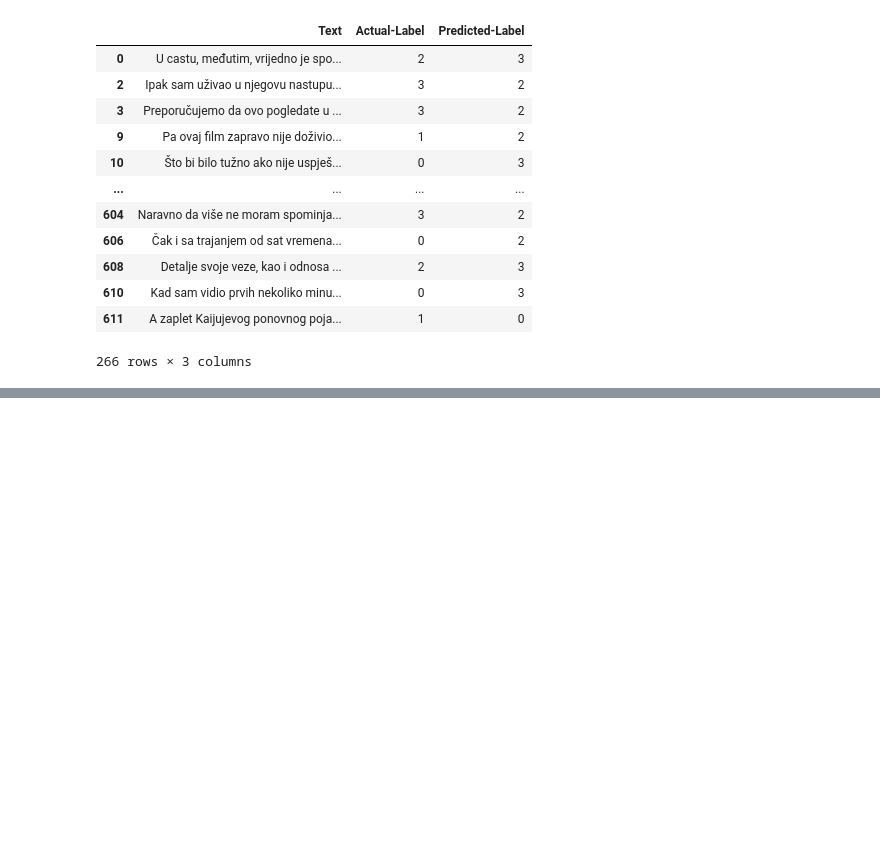
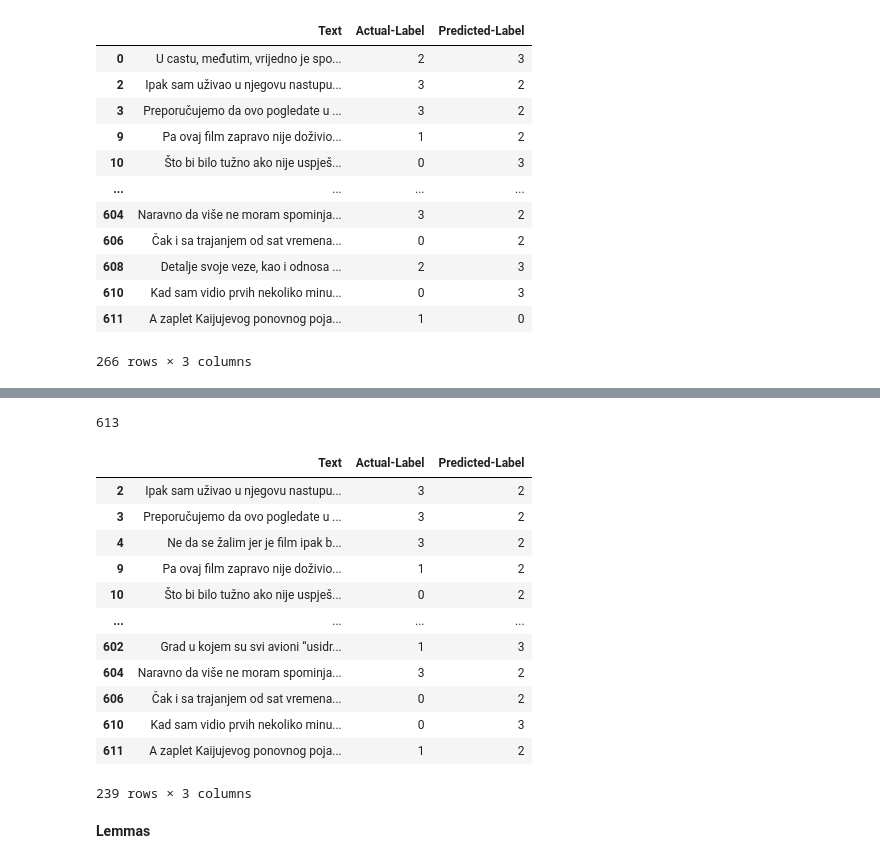
Before and after one commit to BoViNiMa/OPJ, a Jupyter notebook: Modeling_xgboost.ipynb, the cells around one changed output, grey strips where cells are left out. Drawn from its saved outputs; the diff is of its cells as text; code cells hidden in the pictures; blank space fills up the shorter version.

```diff
--- a/Modeling_xgboost.ipynb
+++ b/Modeling_xgboost.ipynb
@@ -230,0 +261,22 @@ df_errors2[df_errors2["Actual-Label"] != df_errors2['Predicted-Label']]
+# %%
+data3 = {'Text':texts_test, 'Actual-Label': labels_test, 'Predicted-Label': predictions_svc}
+df_errors3 = pd.DataFrame(data3)
+print(len(df_errors3))
+df_errors3[df_errors3["Actual-Label"] != df_errors3['Predicted-Label']]
+# %% [output]
+613
+|  | Text | Actual-Label | Predicted-Label |
+| 2 | Ipak sam uživao u njegovu nastupu... | 3 | 2 |
+| 3 | Preporučujemo da ovo pogledate u ... | 3 | 2 |
+| 4 | Ne da se žalim jer je film ipak b... | 3 | 2 |
+| 9 | Pa ovaj film zapravo nije doživio... | 1 | 2 |
+| 10 | Što bi bilo tužno ako nije uspješ... | 0 | 2 |
+| ... | ... | ... | ... |
+| 602 | Grad u kojem su svi avioni “usidr... | 1 | 3 |
+| 604 | Naravno da više ne moram spominja... | 3 | 2 |
+| 606 | Čak i sa trajanjem od sat vremena... | 0 | 2 |
+| 610 | Kad sam vidio prvih nekoliko minu... | 0 | 3 |
+| 611 | A zaplet Kaijujevog ponovnog poja... | 1 | 2 |
+239 rows × 3 columns
+# %% [markdown]
+**Lemmas**
```
Also changed, not shown: parts of 10 cells of this notebook.
